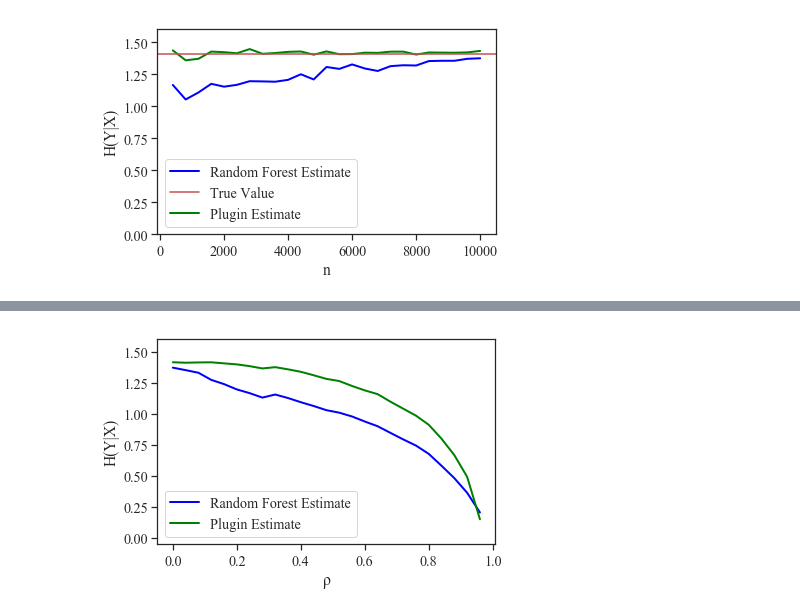
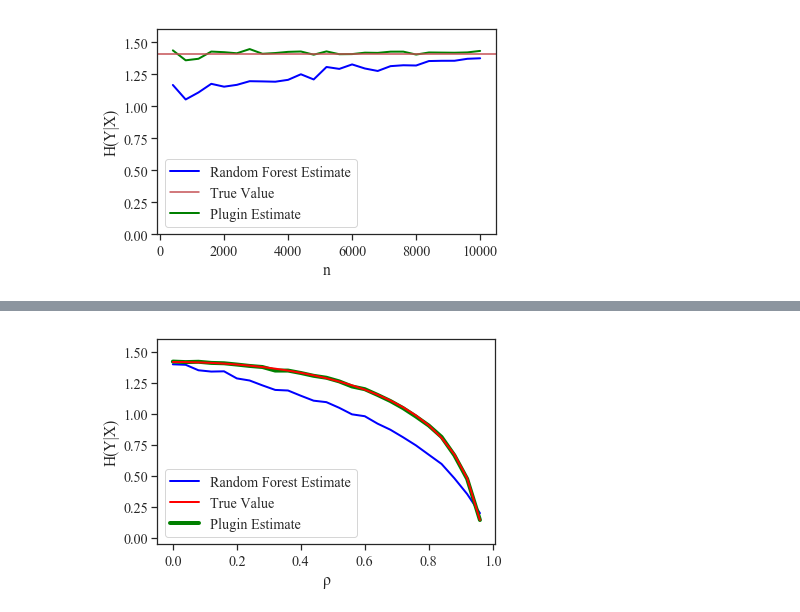
Before and after one commit to rguo123/conditional_entropy_forests, a Jupyter notebook: Continuous Data.ipynb, the cells around one changed output, grey strips where cells are left out. Saved outputs shown, nothing was run; the diff lists cells and outputs as text; code cells hidden in the pictures.

```diff
--- a/Continuous Data.ipynb
+++ b/Continuous Data.ipynb
@@ -370,7 +370,7 @@ def rf_entropy_estimate_bagging(X, y, n_estimators = 500, max_samples = .32, boo
     return np.mean(entropy_estimates)
 np.warnings.filterwarnings('ignore')
 
-X, y = get_cont_sample(5000, 0)
+X, y = get_cont_sample(2000, 1)
 X = np.array(X).reshape(-1, 1)
 rf_entropy_estimate_bagging(X, y, 500, .32)
 # %% [output]
@@ -564,6 +566,10 @@ def plugin_estimate_continuous(X, y):
         return 0
     return cond_entr
 
+def truth_1d(rho):
+    return multivariate_normal.entropy([0, 0], np.array([[1, rho], [rho, 1]])) - multivariate_normal.entropy([0], [1])
+
 X, y = get_cont_sample_multi(5000, 0, 10)
-plugin_estimate_continuous(X, y)
+print(plugin_estimate_continuous(X, y))
+print(truth_1d(0))
 # %% [output]
@@ -839,33 +845,36 @@ plt.show()
 # %% [output]
 [figure]
 # %%
-
-
+from tqdm import tqdm_notebook
 
 
 def get_cond_entropy_vs_mu(n):
     conditional_entropy = []
     plugin_estimate = []
+    truth = []
     rho = [i*.04 for i in range(0, 25)]
     for elem in tqdm_notebook(rho):
         X, y = get_cont_sample(n, elem)
         plugin_estimate.append(plugin_estimate_continuous(X.reshape(-1, 1), y))
         conditional_entropy.append(rf_entropy_estimate_bagging(X.reshape(-1, 1), y, 300, .32, depth = 30))
-    return rho, conditional_entropy, plugin_estimate
+        truth.append(truth_1d(elem))
+    return rho, conditional_entropy, plugin_estimate, truth
 
-rhos, cond_entropy, plugin_estimate = get_cond_entropy_vs_mu(10000)
+#rhos, cond_entropy, plugin_estimate, truth = get_cond_entropy_vs_mu(20000)
 
 sns.set(font_scale = 1.3)
 sns.set_style("ticks")
 plt.rcParams["font.family"] = "Times New Roman"
 line_est, = plt.plot(rhos, cond_entropy, label = "Random Forest Estimate", linewidth = 2, color = "blue")
-line_plugin, = plt.plot(rhos, plugin_estimate, label = "Plugin Estimate", linewidth = 2, color = "green")
+line_plugin, = plt.plot(rhos, plugin_estimate, label = "Plugin Estimate", linewidth = 4, color = "green")
+line_truth, = plt.plot(rhos, truth, label = "True Value", linewidth = 2, color = "red")
+
 plt.ylim(ymin = -.05)
 plt.ylim(ymax = 1.6)
-plt.legend(handles=[line_est, line_plugin])
+plt.legend(handles=[line_est, line_truth, line_plugin])
 plt.xlabel(u"\u03C1")
 plt.ylabel("H(Y|X)")
 plt.tight_layout()
-plt.savefig("cont_1d_n10000_conv0.png")
+plt.savefig("cont_1d_n20000_conv0.png")
 plt.show()
 # %% [output]
@@ -873,4 +881,4 @@ plt.show()
-[figure, old version]
+[figure, new version]
 # %%
 rhos, cond_entropy, plugin_estimate = get_cond_entropy_vs_mu(20000)
 
```
Also changed, not shown: parts of 8 cells of this notebook, 8 other files.
